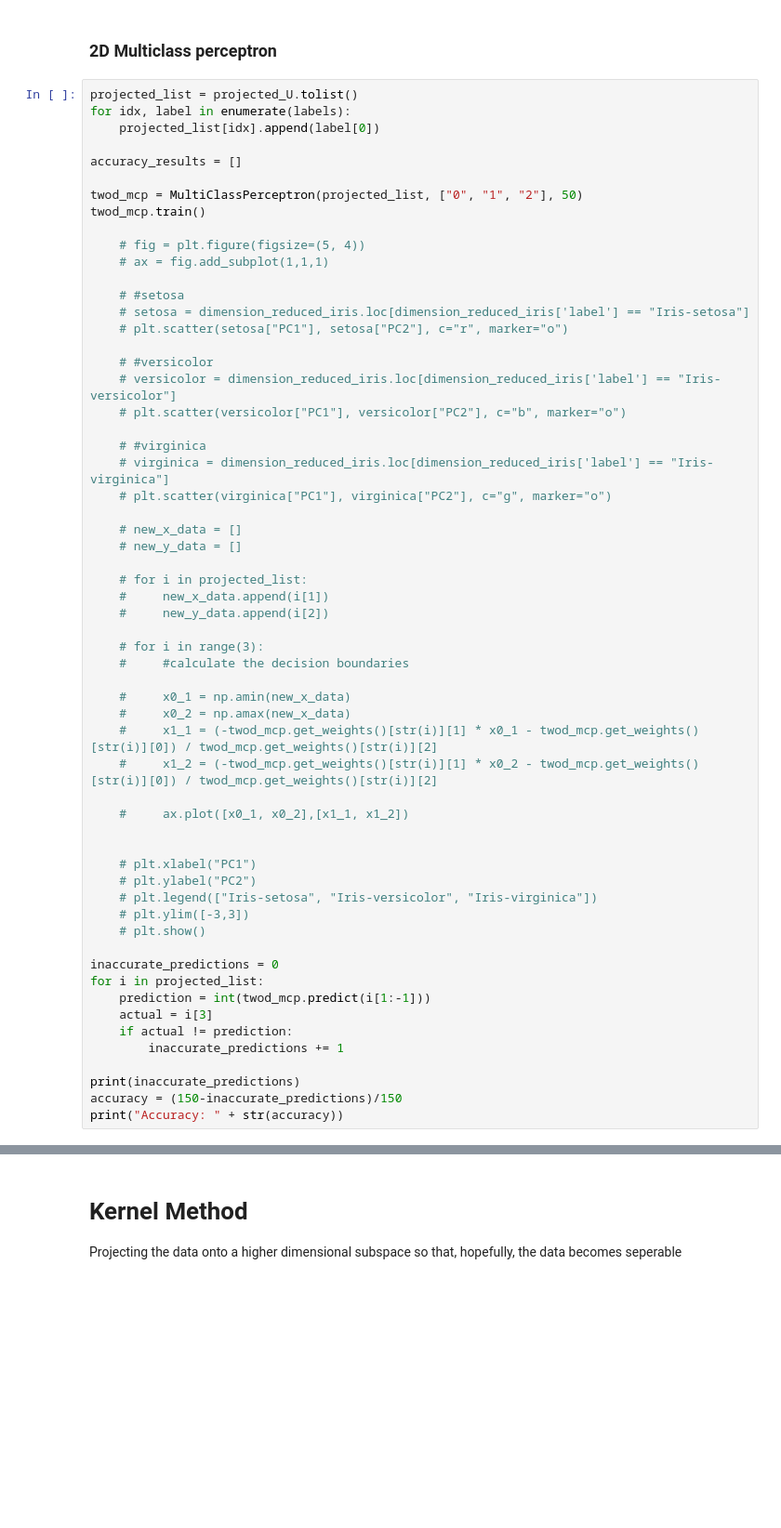
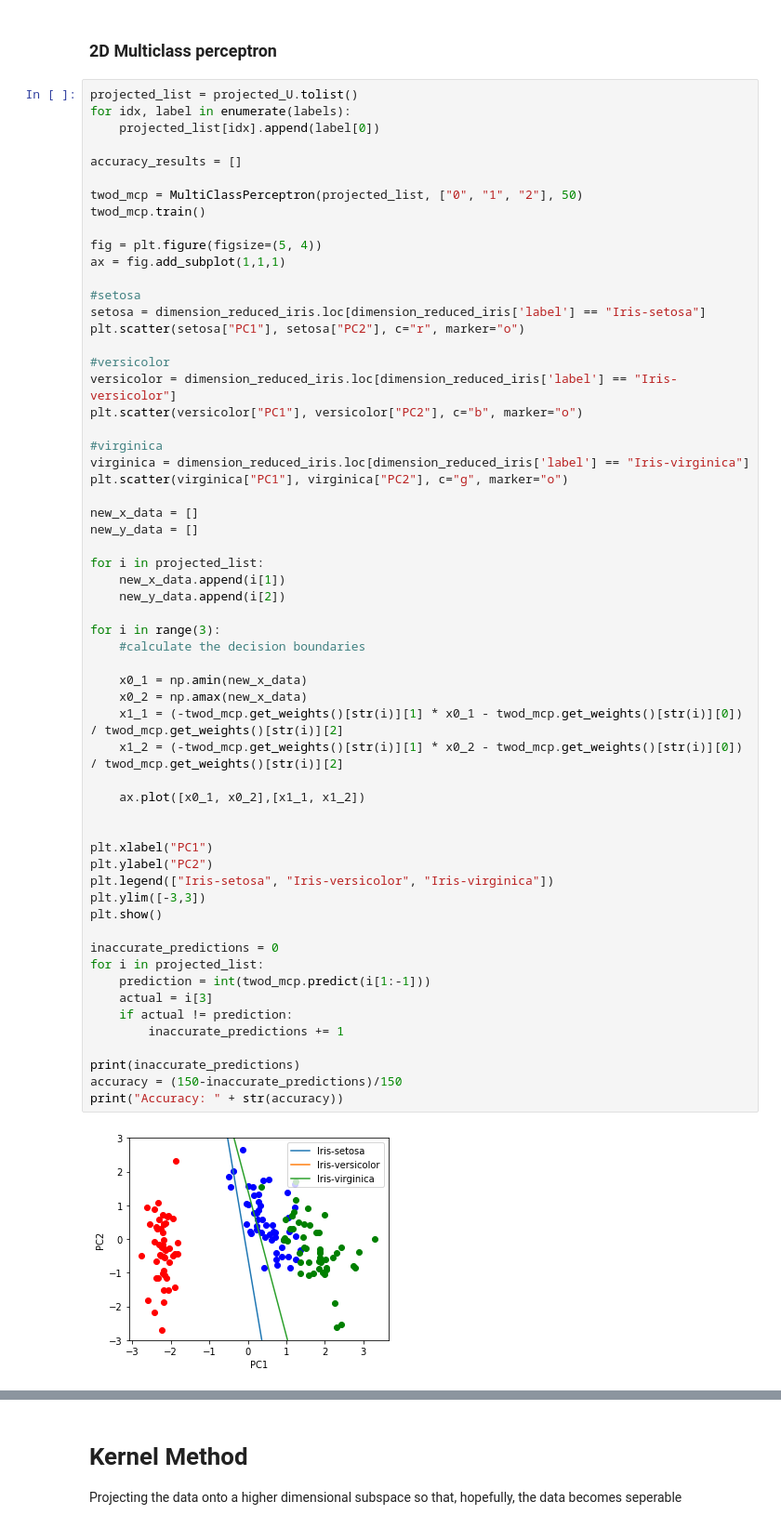
Before and after one commit to tludlow/Iris-Classification, a Jupyter notebook: coursework.ipynb, the cells around one changed output, grey strips where cells are left out. Shown at 93% size. Cells and saved outputs as stored; diff of their text form; blank space fills up the shorter version.

```diff
--- a/coursework.ipynb
+++ b/coursework.ipynb
@@ -195,58 +202,59 @@ projected_list = projected_U.tolist()
 for idx, label in enumerate(labels):
     projected_list[idx].append(label[0])
 
 accuracy_results = []
 
 twod_mcp = MultiClassPerceptron(projected_list, ["0", "1", "2"], 50)
 twod_mcp.train()
 
-    # fig = plt.figure(figsize=(5, 4))
-    # ax = fig.add_subplot(1,1,1)
+fig = plt.figure(figsize=(5, 4))
+ax = fig.add_subplot(1,1,1)
 
-    # #setosa
-    # setosa = dimension_reduced_iris.loc[dimension_reduced_iris['label'] == "Iris-setosa"]
-    # plt.scatter(setosa["PC1"], setosa["PC2"], c="r", marker="o")
+#setosa
+setosa = dimension_reduced_iris.loc[dimension_reduced_iris['label'] == "Iris-setosa"]
+plt.scatter(setosa["PC1"], setosa["PC2"], c="r", marker="o")
 
-    # #versicolor
-    # versicolor = dimension_reduced_iris.loc[dimension_reduced_iris['label'] == "Iris-versicolor"]
-    # plt.scatter(versicolor["PC1"], versicolor["PC2"], c="b", marker="o")
+#versicolor
+versicolor = dimension_reduced_iris.loc[dimension_reduced_iris['label'] == "Iris-versicolor"]
+plt.scatter(versicolor["PC1"], versicolor["PC2"], c="b", marker="o")
 
-    # #virginica
-    # virginica = dimension_reduced_iris.loc[dimension_reduced_iris['label'] == "Iris-virginica"]
-    # plt.scatter(virginica["PC1"], virginica["PC2"], c="g", marker="o")
+#virginica
+virginica = dimension_reduced_iris.loc[dimension_reduced_iris['label'] == "Iris-virginica"]
+plt.scatter(virginica["PC1"], virginica["PC2"], c="g", marker="o")
 
-    # new_x_data = []
-    # new_y_data = []
+new_x_data = []
+new_y_data = []
 
-    # for i in projected_list:
-    #     new_x_data.append(i[1])
-    #     new_y_data.append(i[2])
+for i in projected_list:
+    new_x_data.append(i[1])
+    new_y_data.append(i[2])
 
-    # for i in range(3):
-    #     #calculate the decision boundaries
+for i in range(3):
+    #calculate the decision boundaries
 
-    #     x0_1 = np.amin(new_x_data)
-    #     x0_2 = np.amax(new_x_data)
-    #     x1_1 = (-twod_mcp.get_weights()[str(i)][1] * x0_1 - twod_mcp.get_weights()[str(i)][0]) / twod_mcp.get_weights()[str(i)][2]
-    #     x1_2 = (-twod_mcp.get_weights()[str(i)][1] * x0_2 - twod_mcp.get_weights()[str(i)][0]) / twod_mcp.get_weights()[str(i)][2]
+    x0_1 = np.amin(new_x_data)
+    x0_2 = np.amax(new_x_data)
+    x1_1 = (-twod_mcp.get_weights()[str(i)][1] * x0_1 - twod_mcp.get_weights()[str(i)][0]) / twod_mcp.get_weights()[str(i)][2]
+    x1_2 = (-twod_mcp.get_weights()[str(i)][1] * x0_2 - twod_mcp.get_weights()[str(i)][0]) / twod_mcp.get_weights()[str(i)][2]
 
-    #     ax.plot([x0_1, x0_2],[x1_1, x1_2])
+    ax.plot([x0_1, x0_2],[x1_1, x1_2])
 
 
-    # plt.xlabel("PC1")
-    # plt.ylabel("PC2")
-    # plt.legend(["Iris-setosa", "Iris-versicolor", "Iris-virginica"])
-    # plt.ylim([-3,3])
-    # plt.show()
+plt.xlabel("PC1")
+plt.ylabel("PC2")
+plt.legend(["Iris-setosa", "Iris-versicolor", "Iris-virginica"])
+plt.ylim([-3,3])
+plt.show()
 
 inaccurate_predictions = 0
 for i in projected_list:
     prediction = int(twod_mcp.predict(i[1:-1]))
     actual = i[3]
     if actual != prediction:
         inaccurate_predictions += 1
 
 print(inaccurate_predictions)
 accuracy = (150-inaccurate_predictions)/150
 print("Accuracy: " + str(accuracy))
 # %% [output]
+[figure, added]
```
Also changed, not shown: parts of 4 cells of this notebook.
